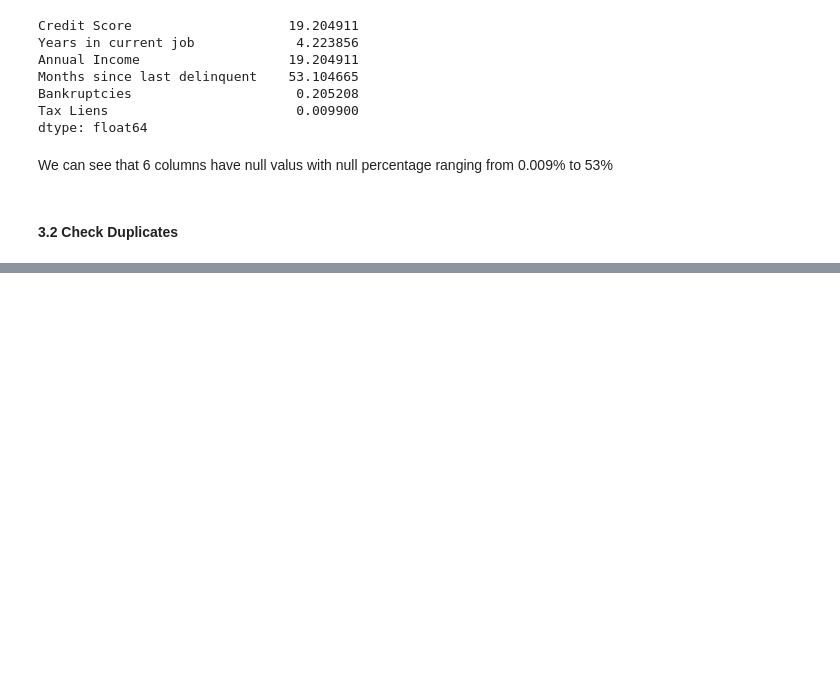
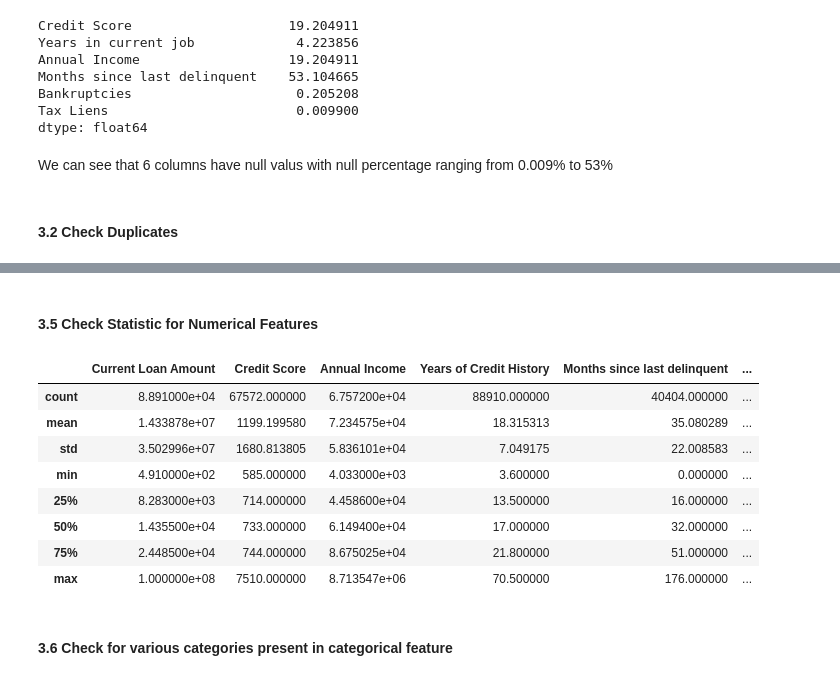
Before and after one commit to RohitDas92/Loan-Approval-Prediction-Project, a Jupyter notebook: loan_approval_prediction.ipynb, the cells around one changed output, grey strips where cells are left out. Cells and saved outputs as stored; diff of their text form; code cells hidden in the pictures; blank space fills up the shorter version.

Commit message:
Basic Data Check Done

```diff
--- a/loan_approval_prediction.ipynb
+++ b/loan_approval_prediction.ipynb
@@ -100,0 +123,3 @@ We can see that 6 columns have null valus with null percentage ranging from 0.00
+# %%
+
+df_duplicates_removed = df.drop_duplicates(subset='Loan ID',keep='first',inplace=False)
@@ -100,0 +193,16 @@ We can see that 6 columns have null valus with null percentage ranging from 0.00
+# %% [markdown]
+<h4>3.5 Check Statistic for Numerical Features
+# %%
+df_duplicates_removed.describe()
+# %% [output]
+|  | Current Loan Amount | Credit Score | Annual Income | Years of Credit History | Months since last delinquent | ... |
+| count | 8.891000e+04 | 67572.000000 | 6.757200e+04 | 88910.000000 | 40404.000000 | ... |
+| mean | 1.433878e+07 | 1199.199580 | 7.234575e+04 | 18.315313 | 35.080289 | ... |
+| std | 3.502996e+07 | 1680.813805 | 5.836101e+04 | 7.049175 | 22.008583 | ... |
+| min | 4.910000e+02 | 585.000000 | 4.033000e+03 | 3.600000 | 0.000000 | ... |
+| 25% | 8.283000e+03 | 714.000000 | 4.458600e+04 | 13.500000 | 16.000000 | ... |
+| 50% | 1.435500e+04 | 733.000000 | 6.149400e+04 | 17.000000 | 32.000000 | ... |
+| 75% | 2.448500e+04 | 744.000000 | 8.675025e+04 | 21.800000 | 51.000000 | ... |
+| max | 1.000000e+08 | 7510.000000 | 8.713547e+06 | 70.500000 | 176.000000 | ... |
+# %% [markdown]
+<h4>3.6 Check for various categories present in categorical feature
```
Also changed, not shown: parts of 23 cells of this notebook.
